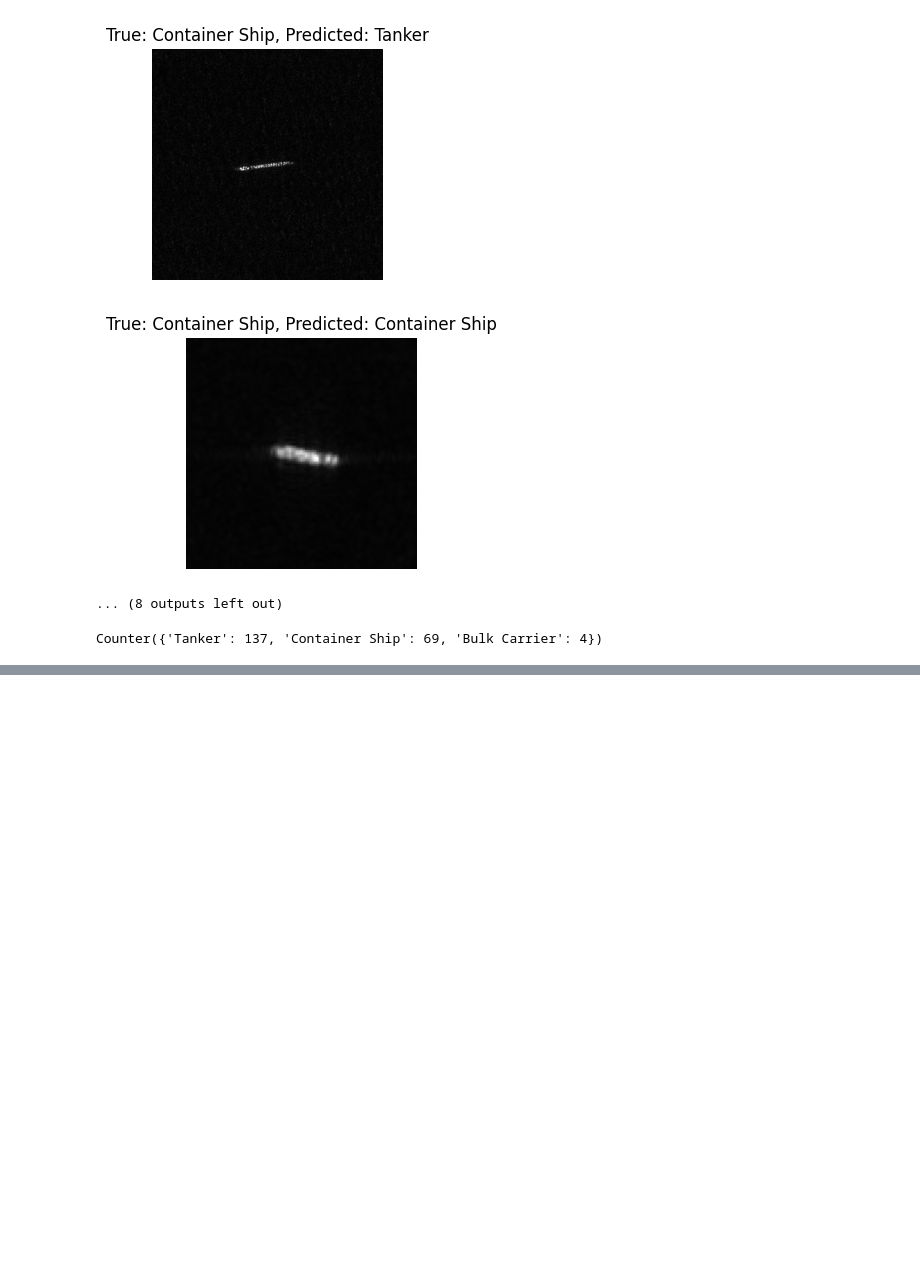
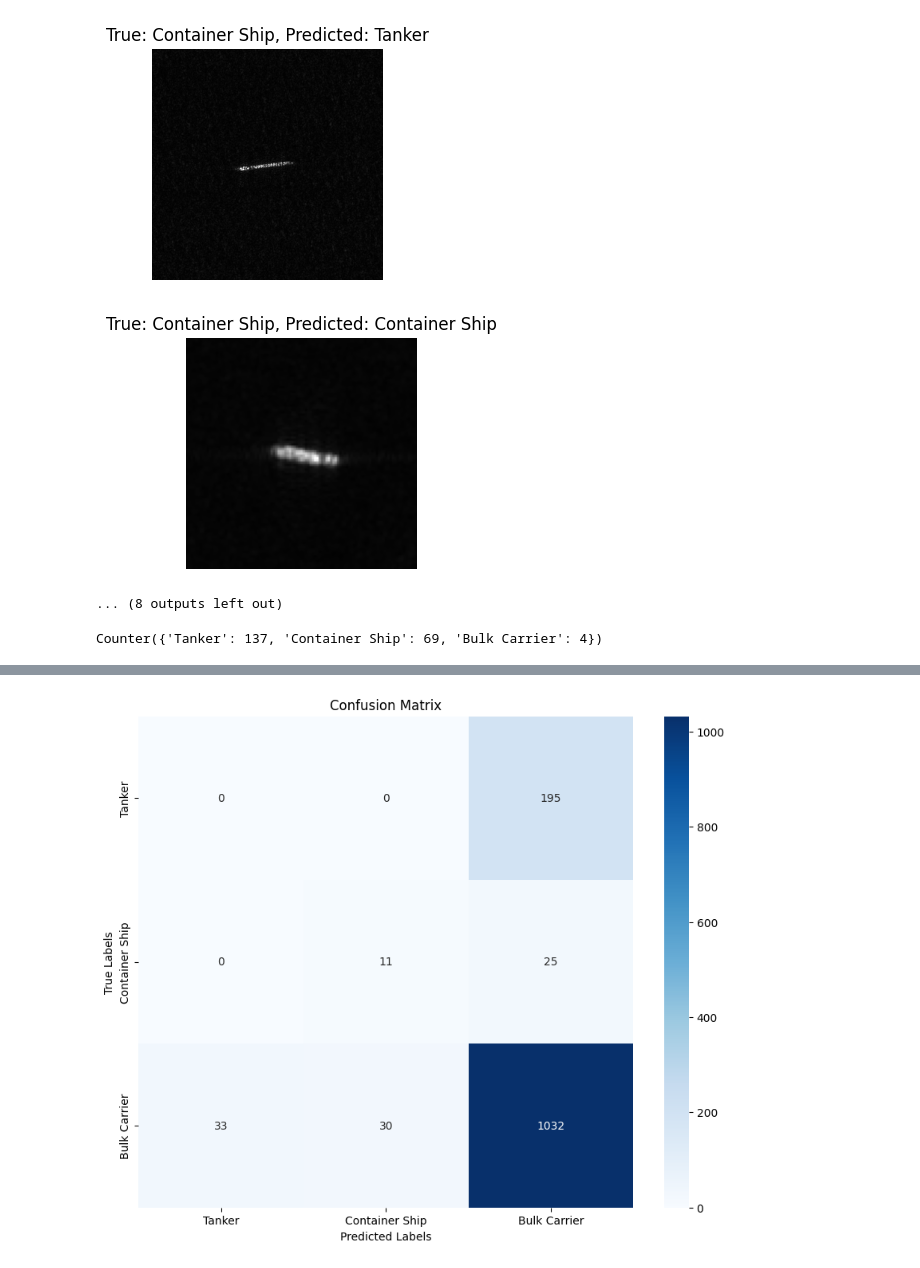
Before and after one commit to jufch/SiameseNetwork, a Jupyter notebook: Simaese_training_other_ter.ipynb, the cells around one changed output, grey strips where cells are left out. Cells and saved outputs as stored; diff of their text form; code cells hidden in the pictures; blank space fills up the shorter version.

```diff
--- a/Simaese_training_other_ter.ipynb
+++ b/Simaese_training_other_ter.ipynb
@@ -434,3 +434,30 @@ prediction_counts = Counter(predictions)
 print(prediction_counts)
 # %% [output]
 Counter({'Tanker': 137, 'Container Ship': 69, 'Bulk Carrier': 4})
+# %%
+reference_images = {
+    'Tanker' : [load_and_preprocess_image(image_base_path + '/Tanker/Tanker_Visual_Cargo_x6945_y4168_vv.tif'),
+                load_and_preprocess_image(image_base_path + '/Tanker/Tanker_Visual_Other Type_x13748_y5746_vv.tif')],
+    'Container Ship' : [load_and_preprocess_image(image_base_path + '/Container Ship/ContainerShip_Visual_Cargo_x186_y2504_vv.tif'),
+                        load_and_preprocess_image(image_base_path + '/Container Ship/ContainerShip_Visual_Cargo_x215_y7247_vv.tif')],
+    'Bulk Carrier' : [load_and_preprocess_image(image_base_path + '/Bulk Carrier/BulkCarrier_Visual_Cargo_x48_y7700_vv.tif'),
+                      load_and_preprocess_image(image_base_path + '/Bulk Carrier/BulkCarrier_Visual_Cargo_x125_y7052_vv.tif')]}
+# %%
+test_df = pd.read_csv(os.path.join(os.getcwd(), 'Split_quater_siamese/test_pairs.csv'))
+
+
+predictions = []
+true_categories = []
+
+for index, row in test_df.iterrows():
+    # img1_path = os.path.join('OpenSARShip/Categories', row['image_1'])
+    img1_path = os.path.join(os.path.abspath('../OpenSARShip/Categories'), row['image_1'])
+    img1_category = get_category_from_path(row['image_1'])
+    img1 = load_and_preprocess_image(img1_path)
+
+    predicted_category = classify_test_image(img1, siamese_network.model, reference_images)
+
+    predictions.append(predicted_category)
+    true_categories.append(img1_category)
+
+# Now you can calculate classification metrics based on `predictions` and `true_categories`
@@ -436,0 +482,15 @@ Counter({'Tanker': 137, 'Container Ship': 69, 'Bulk Carrier': 4})
+# %%
+from sklearn.metrics import confusion_matrix, classification_report
+import seaborn as sns
+import matplotlib.pyplot as plt
+
+# Assuming true_categories holds the true class labels, and predictions holds the predicted labels from your model
+conf_matrix = confusion_matrix(true_categories, predictions, labels=list(reference_images.keys()))
+plt.figure(figsize=(10, 8))
+sns.heatmap(conf_matrix, annot=True, fmt="d", cmap="Blues", xticklabels=list(reference_images.keys()), yticklabels=list(reference_images.keys()))
+plt.title('Confusion Matrix')
+plt.xlabel('Predicted Labels')
+plt.ylabel('True Labels')
+plt.show()
+# %% [output]
+[figure, added]
```
Also changed, not shown: parts of 3 cells of this notebook.
